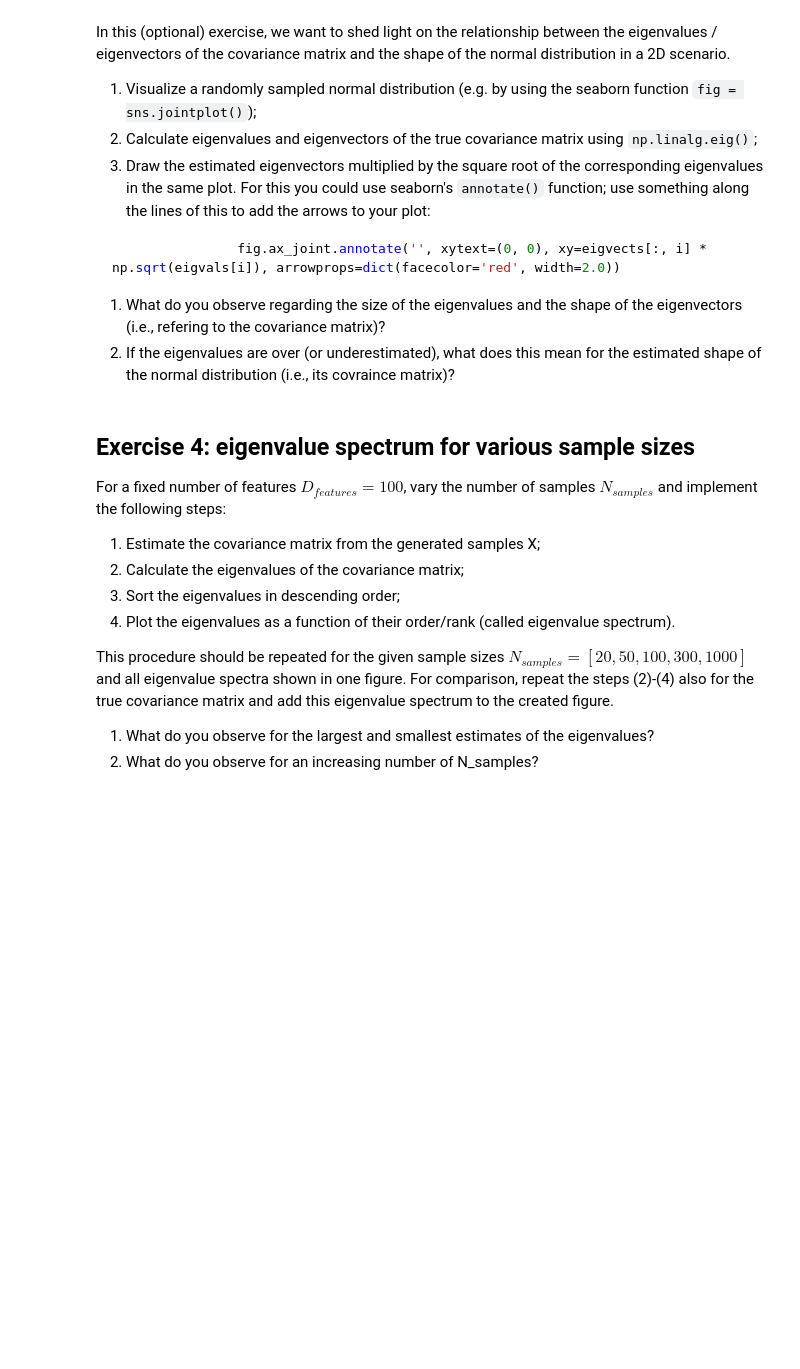
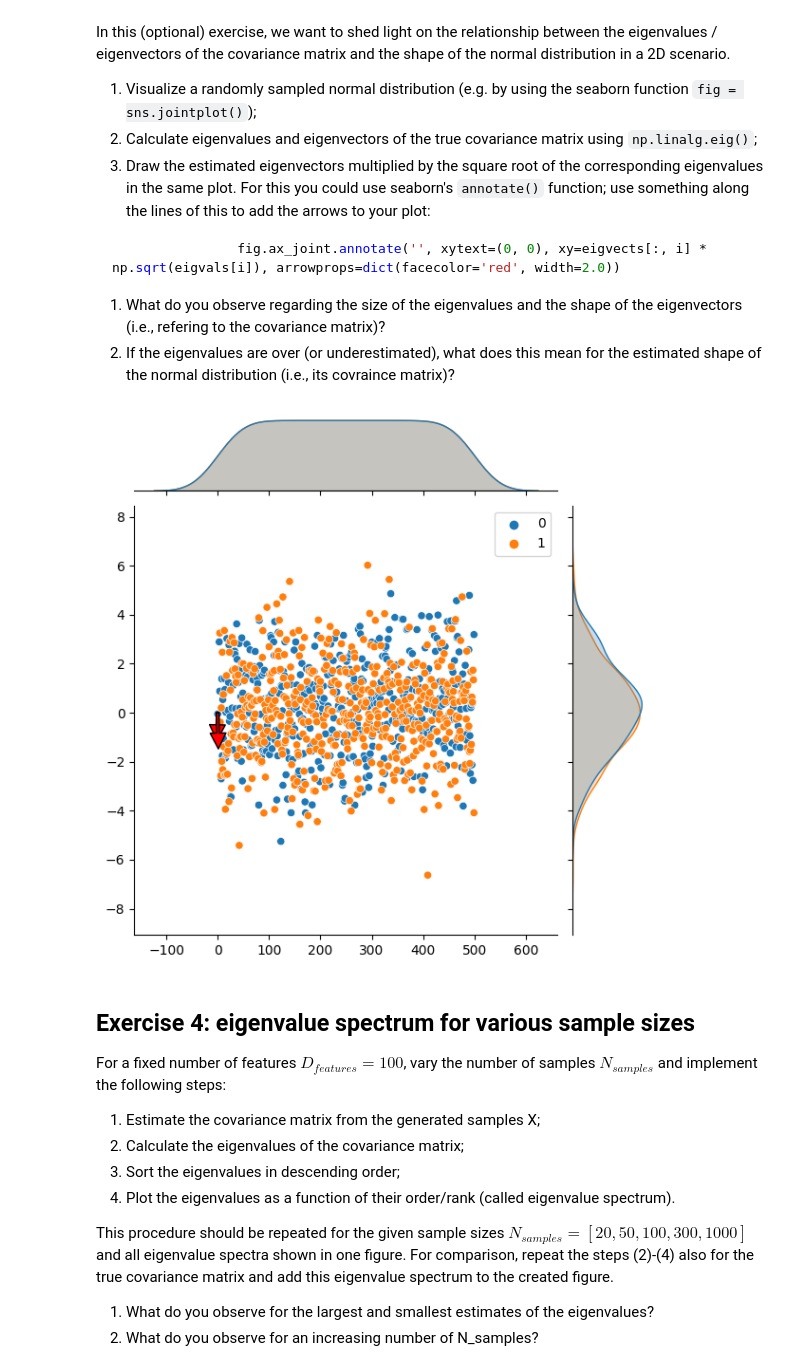
Before and after one commit to Rafrafrafra/BCI, a Jupyter notebook: Assignment 2/assignment_02_covariance_matrix.ipynb, the cells around one changed output. Cells and saved outputs as stored; diff of their text form; code cells hidden in the pictures; blank space fills up the shorter version.

```diff
--- a/Assignment 2/assignment_02_covariance_matrix.ipynb
+++ b/Assignment 2/assignment_02_covariance_matrix.ipynb
@@ -105,3 +106,15 @@ X = generate_data(N_samples, cov_true, np.zeros(D_features))
+# %%
+# Answer here
+fig = sns.jointplot(X)
+
+eig = np.linalg.eig(cov_true)
+eigvectors = eig.eigenvectors
+eigvalues = eig.eigenvalues
+
+for i, v in enumerate(eig):
+    fig.ax_joint.annotate('', xytext=(0, 0), xy=eigvectors[:, i] * np.sqrt(eigvalues[i]), arrowprops=dict(facecolor='red', width=2.0))
+# %% [output]
+[figure, added]
 # %% [markdown]
 ## Exercise 4: eigenvalue spectrum for various sample sizes
 For a fixed number of features $D_{features} = 100$, vary the number of samples $N_{samples}$ and implement the following steps:
```
Also changed, not shown: parts of 7 cells of this notebook.
